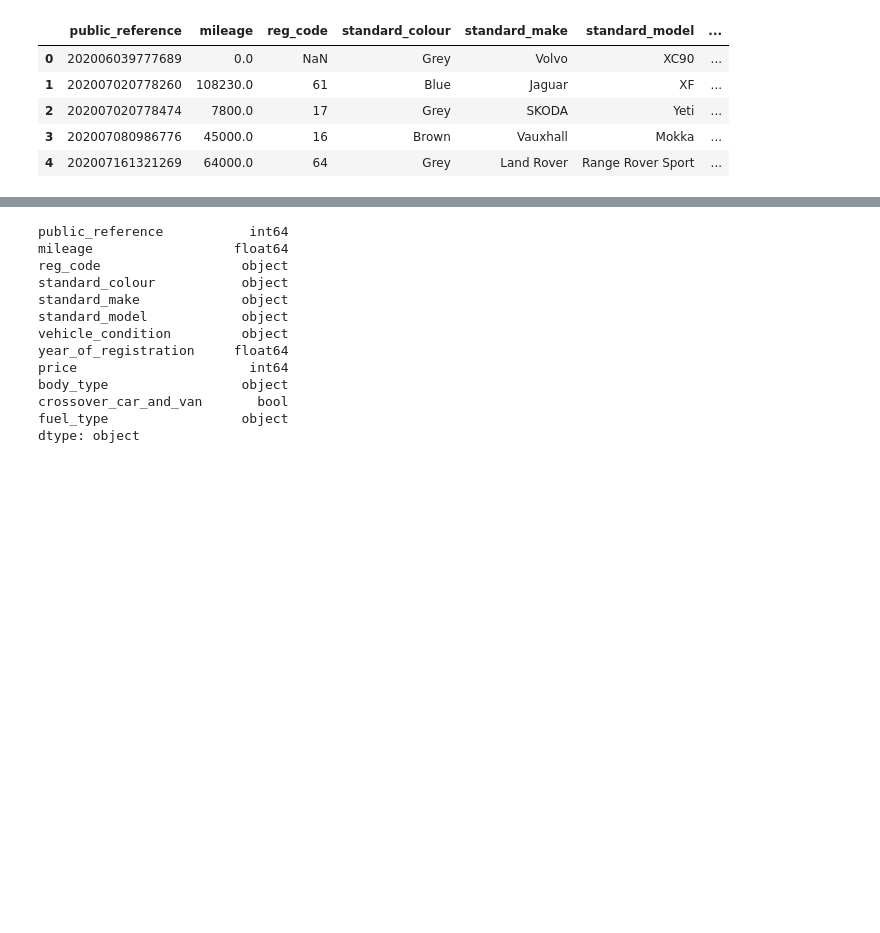
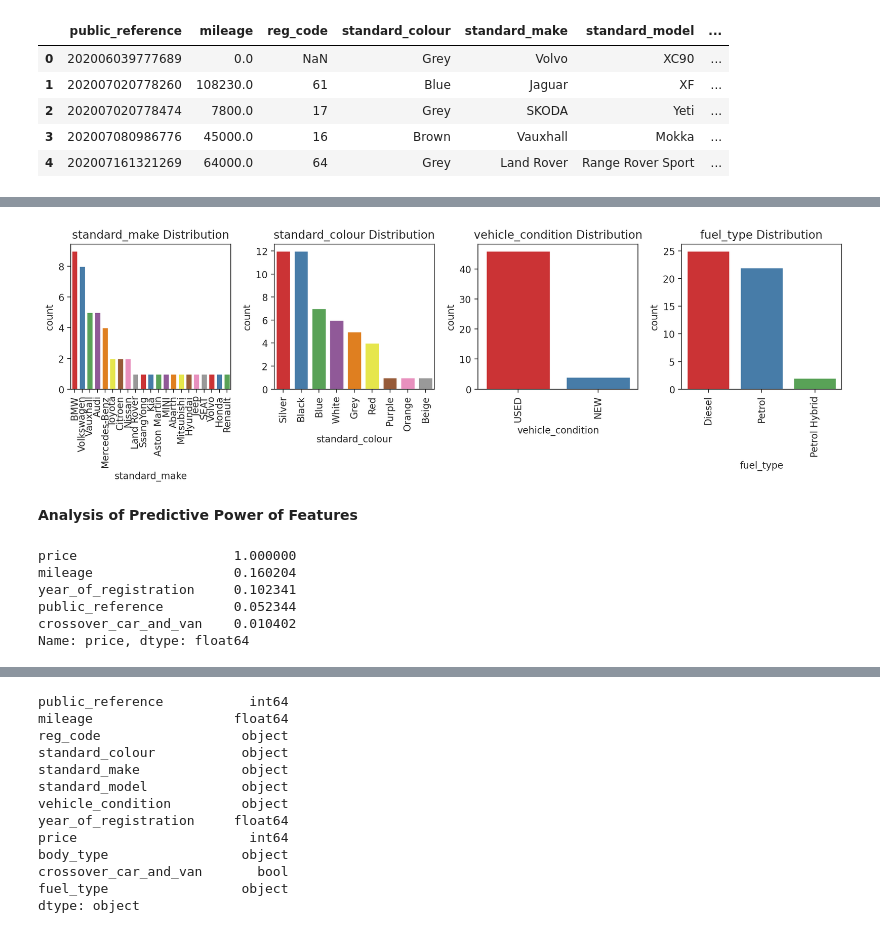
Before and after one commit to kessingtonosazee/GCP_Project_1, a Jupyter notebook: assessment_rrr.ipynb, the cells around one changed output, grey strips where cells are left out. Saved outputs shown, nothing was run; the diff lists cells and outputs as text; code cells hidden in the pictures; blank space fills up the shorter version.

```diff
--- a/assessment_rrr.ipynb
+++ b/assessment_rrr.ipynb
@@ -100,0 +101,5 @@ Meaning and Type of Features
+# %%
+df1 = df_aut
+# create lists for numerical and categorical features
+num = ['mileage', 'year_of_registration']
+cat = ['reg_code', 'standard_colour', 'standard_make','standard_model','vehicle_condition', 'body_type', 'crossover_car_and_van','fuel_type']
@@ -100,0 +130,50 @@ Meaning and Type of Features
+# %%
+# Visualize Categorical features
+
+categorical_features = ['standard_make', 'standard_colour', 'vehicle_condition', 'fuel_type']
+
+# Randomly sample a subset of your data (adjust the sample size as needed)
+sample_size = 50
+
+
+# Calculate the number of rows and columns for the subplots grid
+num_rows = 1
+num_cols = 4
+
+# Create subplots with the specified number of rows and columns
+fig, axes = plt.subplots(num_rows, num_cols, figsize=(12, 4))
+
+# Flatten the axes array to simplify indexing in the loop
+# axes = axes.flatten()
+
+for i, feature in enumerate(categorical_features):
+    # Sample the data for the current feature
+    sampled_data = df1[feature].sample(n=sample_size, random_state=42)
+
+    # Create a count plot for the current feature on the corresponding subplot
+    sns.countplot(x=sampled_data, order=sampled_data.value_counts().index, palette="Set1", ax=axes[i])
+    axes[i].set_title(f'{feature} Distribution')
+
+    # Rotate x-axis labels for better visibility
+    axes[i].tick_params(axis='x', rotation=90)
+
+# Adjust layout to prevent overlap
+plt.tight_layout()
+
+plt.show()
+# %% [output]
+[figure, added]
+# %% [markdown]
+**Analysis of Predictive Power of Features**
+# %%
+# Calculate correlation matrix
+corr_matrix = df1.corr()
+target_corr = corr_matrix['price'].abs().sort_values(ascending=False)
+target_corr
+# %% [output]
+price                    1.000000
+mileage                  0.160204
+year_of_registration     0.102341
+public_reference         0.052344
+crossover_car_and_van    0.010402
+Name: price, dtype: float64
```
Also changed, not shown: parts of 4 cells of this notebook.
